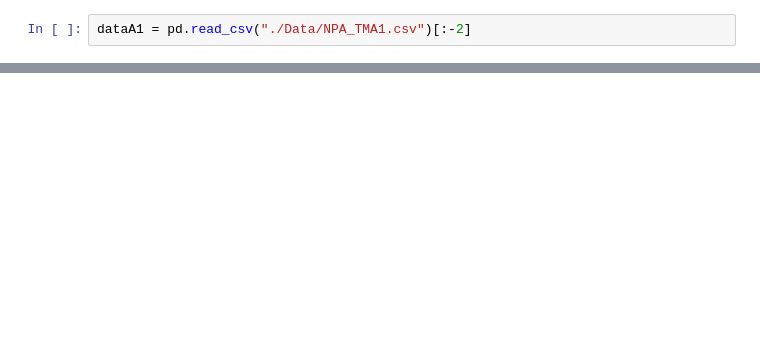
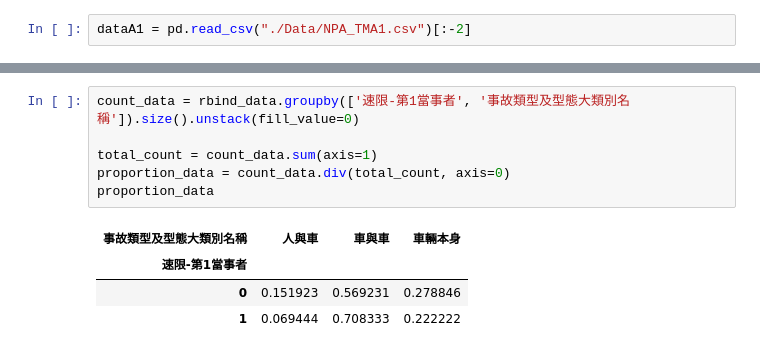
Before and after one commit to kennywang112/TrafficTDApython, a Jupyter notebook: A1_Mapper.ipynb, the cells around one changed output, grey strips where cells are left out. Cells and saved outputs as stored; diff of their text form; blank space fills up the shorter version.

```diff
--- a/A1_Mapper.ipynb
+++ b/A1_Mapper.ipynb
@@ -68,0 +93,11 @@ full_dist.head()
+# %%
+count_data = rbind_data.groupby(['速限-第1當事者', '事故類型及型態大類別名稱']).size().unstack(fill_value=0)
+
+total_count = count_data.sum(axis=1)
+proportion_data = count_data.div(total_count, axis=0)
+proportion_data
+# %% [output]
+| 事故類型及型態大類別名稱 | 人與車 | 車與車 | 車輛本身 |
+| 速限-第1當事者 |  |  |  |
+| 0 | 0.151923 | 0.569231 | 0.278846 |
+| 1 | 0.069444 | 0.708333 | 0.222222 |
```
Also changed, not shown: parts of 11 cells of this notebook, 7 other files.
